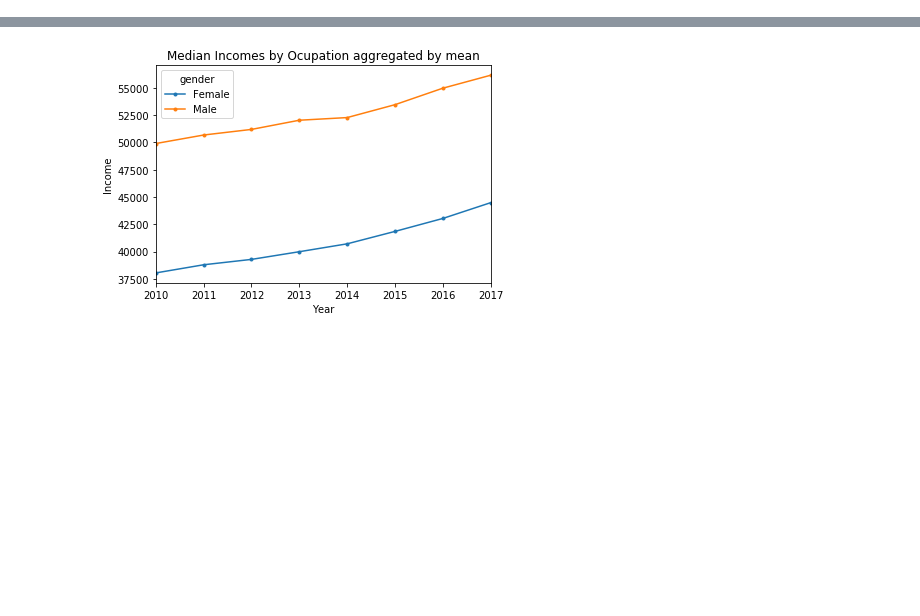
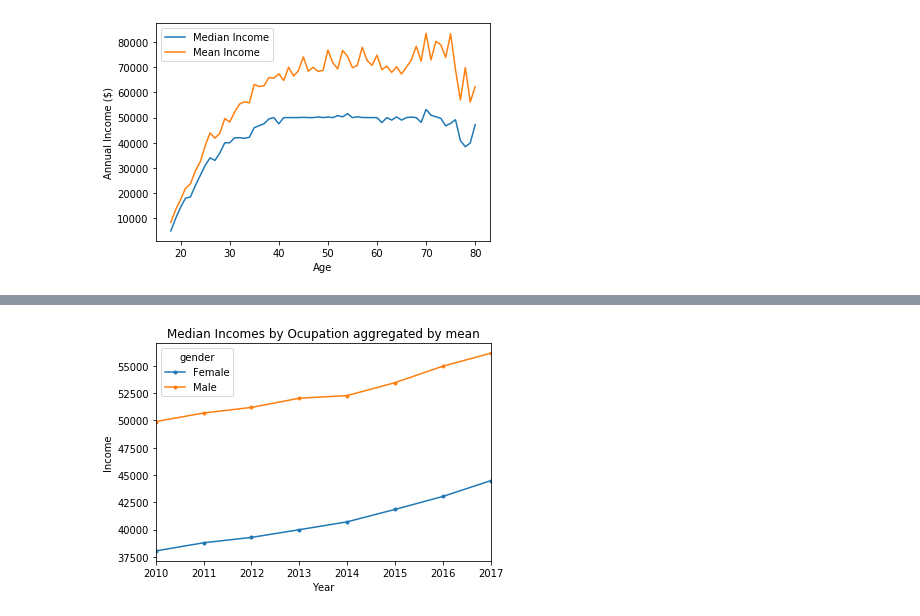
Before and after one commit to AHalarewicz/StudentLoanData, a Jupyter notebook: eda.ipynb, the cells around one changed output, grey strips where cells are left out. Saved outputs shown, nothing was run; the diff lists cells and outputs as text; code cells hidden in the pictures; blank space fills up the shorter version.

```diff
--- a/eda.ipynb
+++ b/eda.ipynb
@@ -69,0 +7,14 @@ data1.head()
+# %%
+### QUESTION 0:
+#How does income increase with age, and does having
+#more years of work experience lead to higher compensation?
+
+income_by_age = pd.read_csv('clean_data/loan_data.csv')
+data0 = income_by_age.set_index('age')
+_ = plt.plot(data0[['median_income', 'mean_income']])
+plt.legend(['Median Income', 'Mean Income'])
+plt.ylabel('Annual Income ($)')
+plt.xlabel('Age')
+plt.show()
+# %% [output]
+[figure, added]
```
Also changed, not shown: parts of 18 cells of this notebook.
